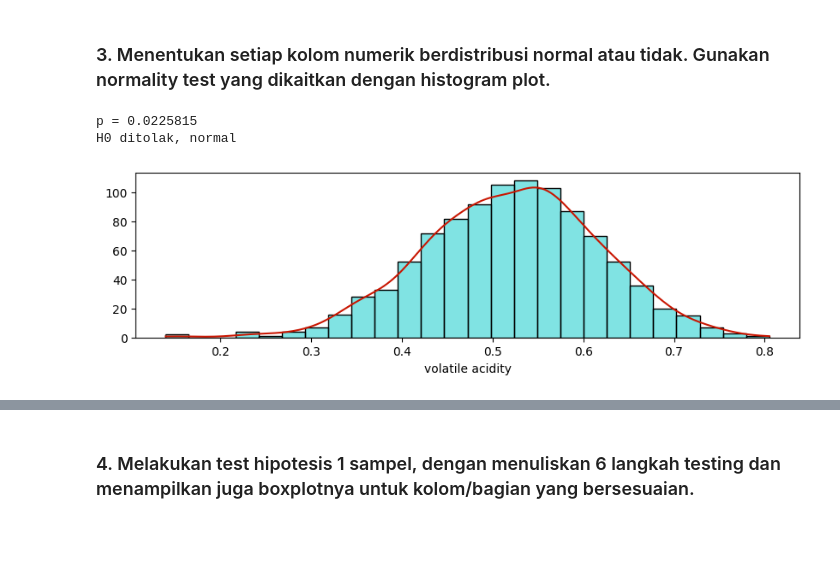
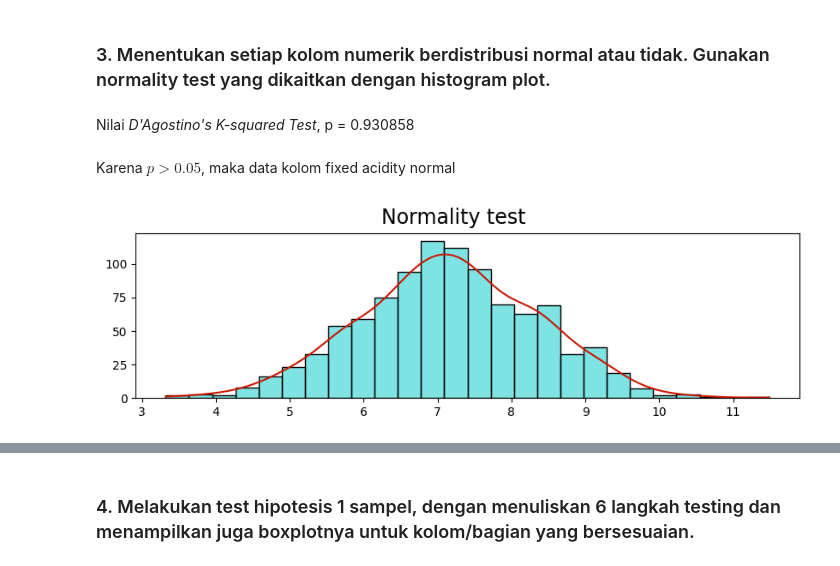
Before and after one commit to SaddamAnnais/K1-T1-IF2220-13521099, a Jupyter notebook: main.ipynb, the cells around one changed output, grey strips where cells are left out. Drawn from its saved outputs; the diff is of its cells as text; code cells hidden in the pictures; blank space fills up the shorter version.

```diff
--- a/main.ipynb
+++ b/main.ipynb
@@ -178,17 +158,20 @@ hist_box_plot(anggur, anggur.columns[1])
 def normality(column):
     k2,p = stats.normaltest(anggur[column])
     alpha = 5e-2
-    print("p = {:g}".format(p))
+    display(Markdown("Nilai *D'Agostino's K-squared Test*, p = {:g}".format(p)))
     if p < alpha:
-        print("H0 ditolak, normal")
+        display(Markdown(f"Karena $p < {alpha}$, maka data kolom {column} normal"))
     else:
-        print("H0 tidak bisa ditolak, tidak normal")
+        display(Markdown(f"Karena $p > {alpha}$, maka data kolom {column} normal"))
     fig, ax1 =plt.subplots(nrows=1,ncols = 1, figsize=(10, 2.5), sharex=True)
     g1 = sns.histplot(data = anggur, x = column, ax=ax1, color="#03c9c9", kde = True, line_kws={"linewidth": 1.5, "alpha": 1})
     g1.lines[0].set_color('#c91703')
     g1.set(ylabel=None)
-normality(columns[1])
+    g1.set(xlabel=None)
+    fig.suptitle("Normality test ", y =1, fontsize = 17)
-# %% [output]
-p = 0.0225815
-H0 ditolak, normal
-[figure, removed]
+# %%
+normality(anggur.columns[0])
+# %% [output]
+Nilai *D'Agostino's K-squared Test*, p = 0.930858
+Karena $p > 0.05$, maka data kolom fixed acidity normal
+[figure, added]
```
Also changed, not shown: parts of 20 cells of this notebook.
